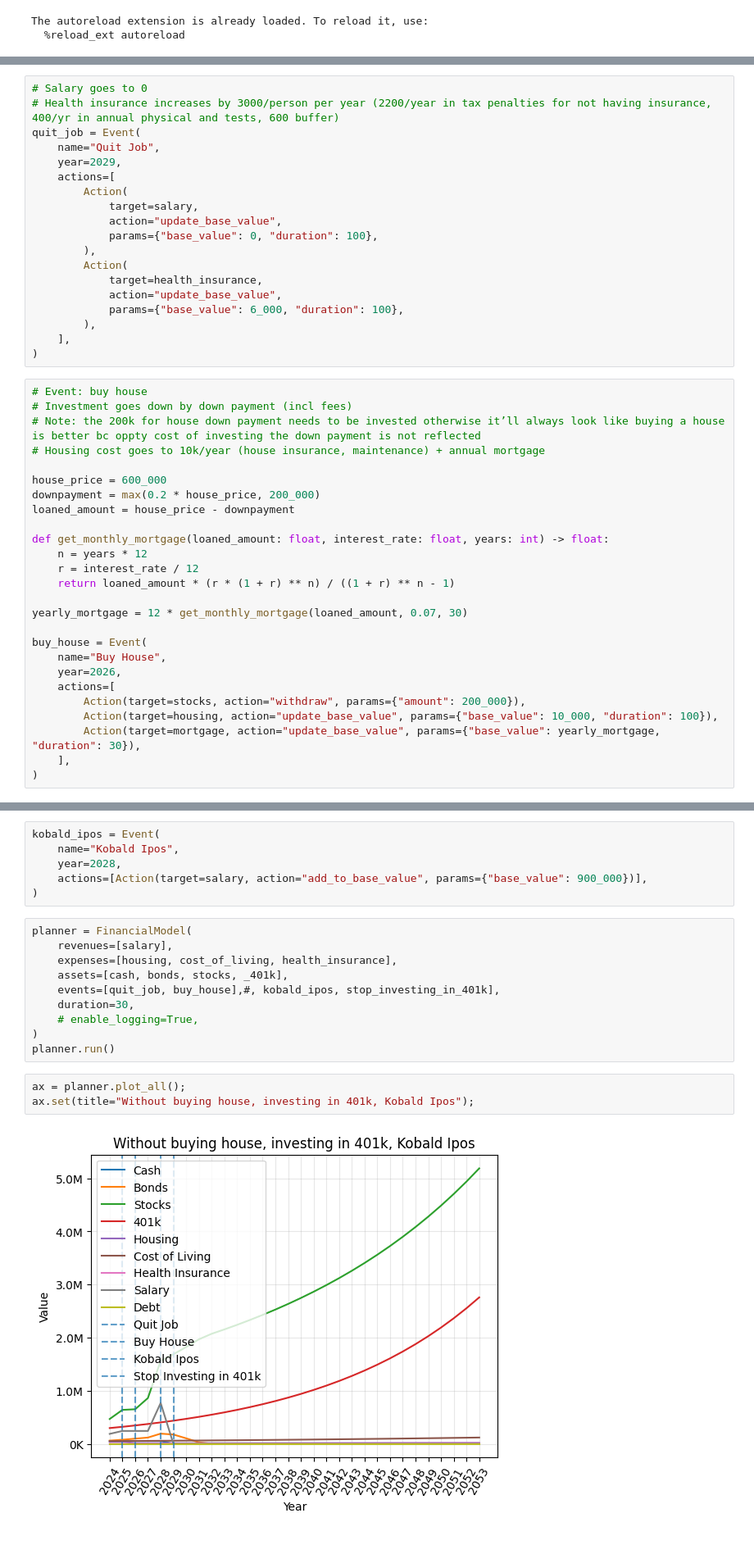
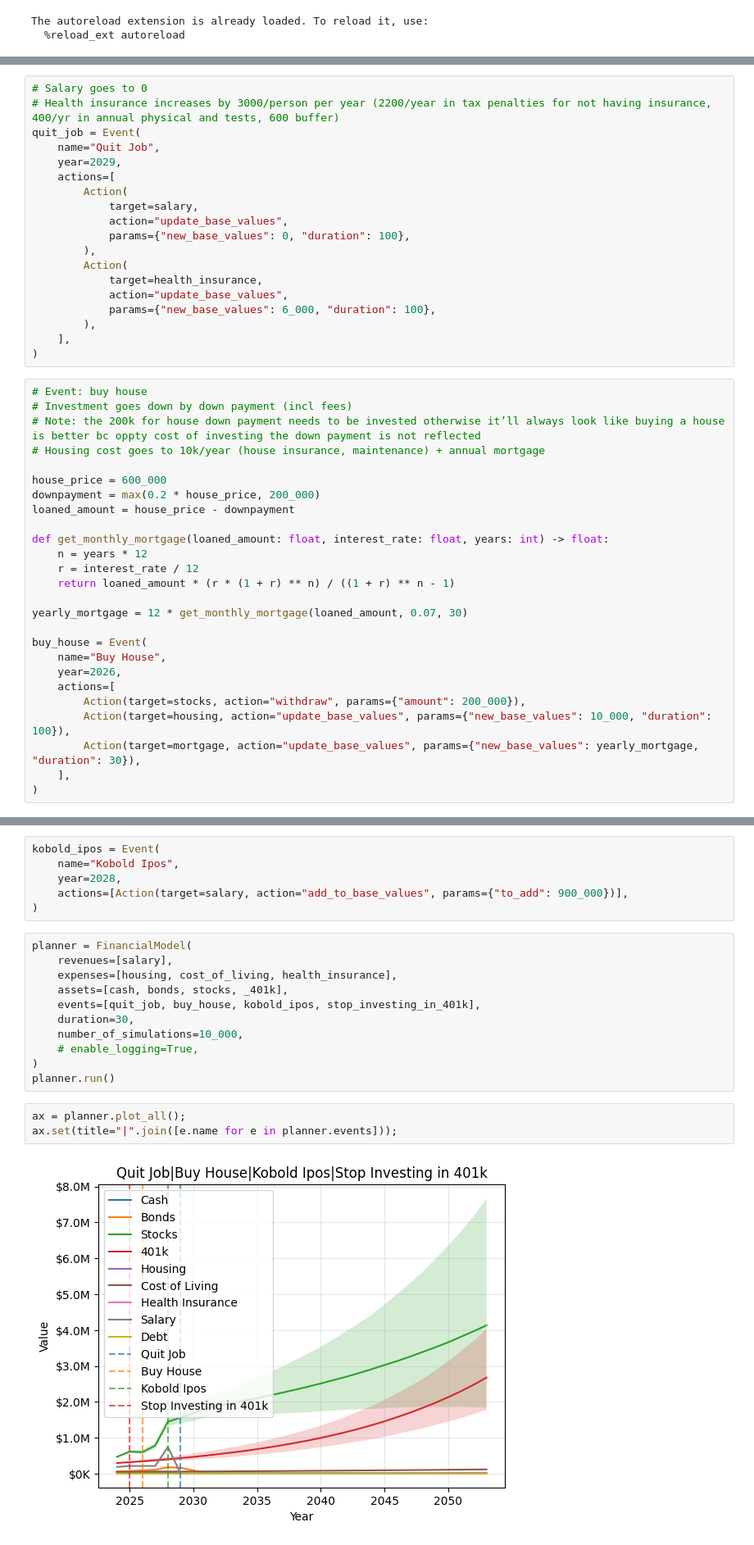
Before and after one commit to pquinter/fisim, a Jupyter notebook: notebooks/explore-financial-planning.ipynb, the cells around one changed output, grey strips where cells are left out. Shown at 82% size. Drawn from its saved outputs; the diff is of its cells as text.

Commit message:
Vectorize for parallel simulations (#1)
vetorize for parallel simulations

```diff
--- a/notebooks/explore-financial-planning.ipynb
+++ b/notebooks/explore-financial-planning.ipynb
@@ -44,13 +44,13 @@ quit_job = Event(
     actions=[
         Action(
             target=salary,
-            action="update_base_value",
-            params={"base_value": 0, "duration": 100},
+            action="update_base_values",
+            params={"new_base_values": 0, "duration": 100},
         ),
         Action(
             target=health_insurance,
-            action="update_base_value",
-            params={"base_value": 6_000, "duration": 100},
+            action="update_base_values",
+            params={"new_base_values": 6_000, "duration": 100},
         ),
     ],
 )
@@ -76,8 +76,8 @@ buy_house = Event(
     year=2026,
     actions=[
         Action(target=stocks, action="withdraw", params={"amount": 200_000}),
-        Action(target=housing, action="update_base_value", params={"base_value": 10_000, "duration": 100}),
-        Action(target=mortgage, action="update_base_value", params={"base_value": yearly_mortgage, "duration": 30}),
+        Action(target=housing, action="update_base_values", params={"new_base_values": 10_000, "duration": 100}),
+        Action(target=mortgage, action="update_base_values", params={"new_base_values": yearly_mortgage, "duration": 30}),
     ],
 )
 # %%
@@ -93,23 +93,24 @@ stop_investing_in_401k = Event(
     ],
 )
 # %%
-kobald_ipos = Event(
-    name="Kobald Ipos",
+kobold_ipos = Event(
+    name="Kobold Ipos",
     year=2028,
-    actions=[Action(target=salary, action="add_to_base_value", params={"base_value": 900_000})],
+    actions=[Action(target=salary, action="add_to_base_values", params={"to_add": 900_000})],
 )
 # %%
 planner = FinancialModel(
     revenues=[salary],
     expenses=[housing, cost_of_living, health_insurance],
     assets=[cash, bonds, stocks, _401k],
-    events=[quit_job, buy_house],#, kobald_ipos, stop_investing_in_401k],
+    events=[quit_job, buy_house, kobold_ipos, stop_investing_in_401k],
     duration=30,
+    number_of_simulations=10_000,
     # enable_logging=True,
 )
 planner.run()
 # %%
 ax = planner.plot_all();
-ax.set(title="Without buying house, investing in 401k, Kobald Ipos");
+ax.set(title="|".join([e.name for e in planner.events]));
 # %% [output]
-[figure, old version]
+[figure, new version]
```
Also changed, not shown: parts of 4 cells of this notebook, 11 other files.
